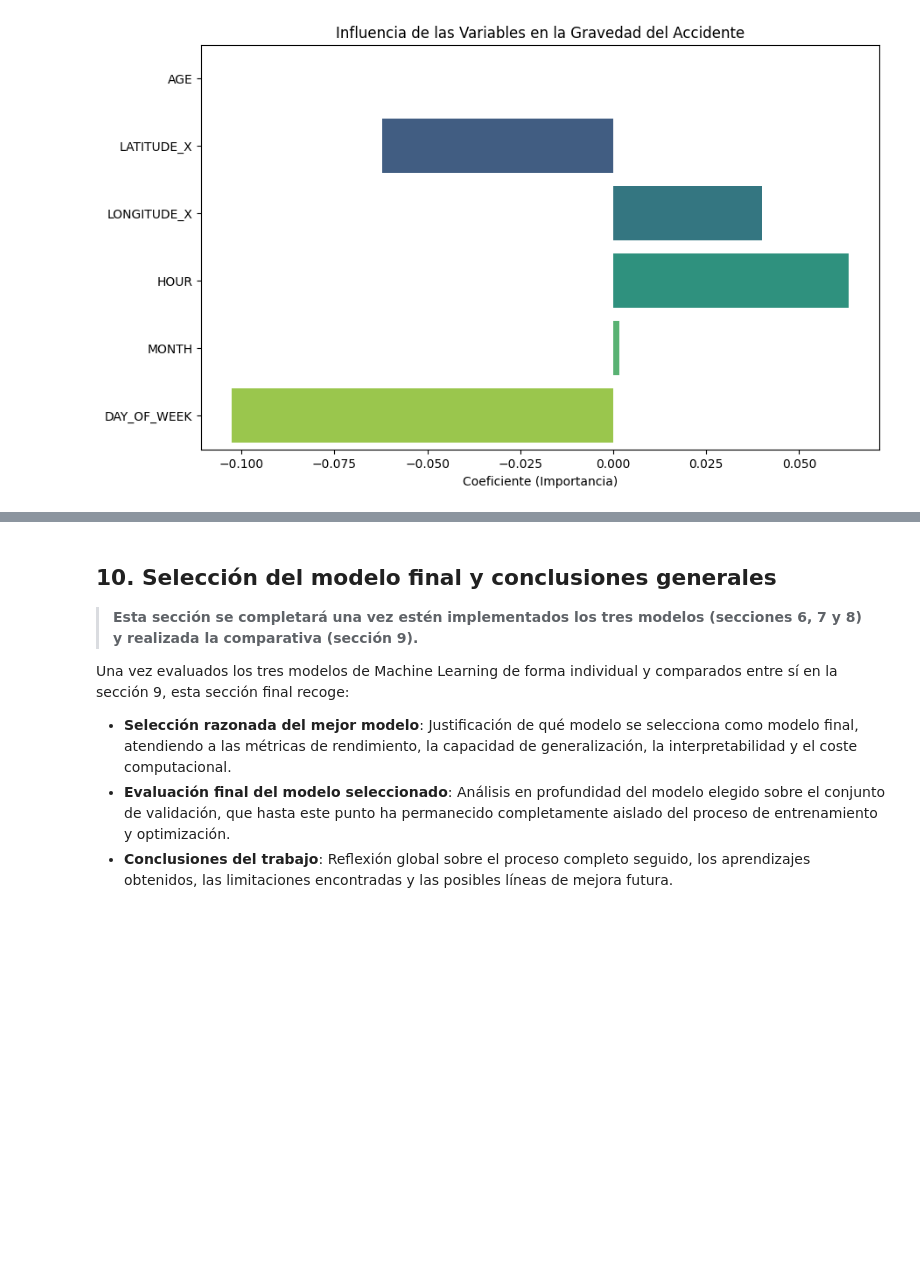
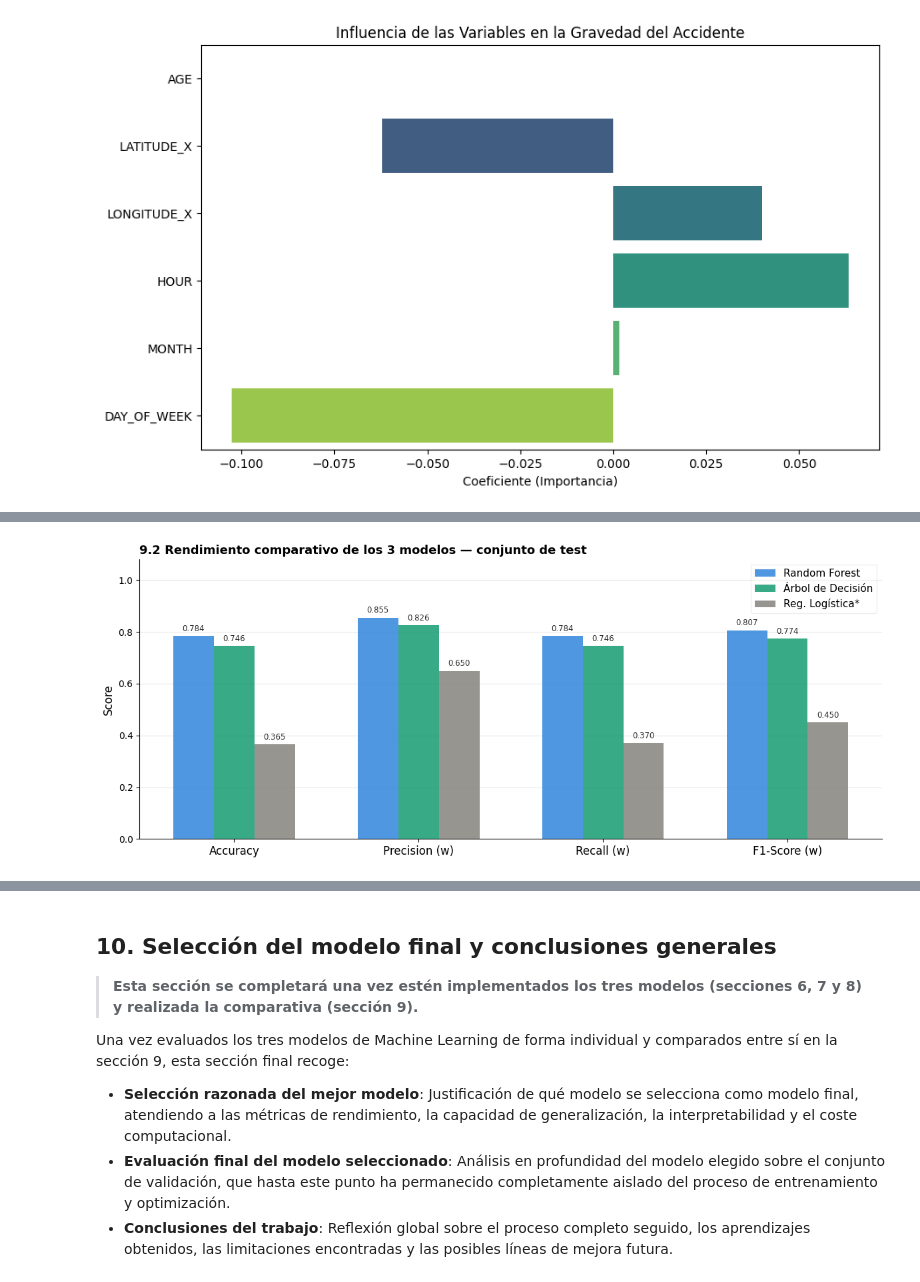
Before and after one commit to beirasmm/aprendizaxe_automatico, a Jupyter notebook: notebook.ipynb, the cells around one changed output, grey strips where cells are left out. Saved outputs shown, nothing was run; the diff lists cells and outputs as text; code cells hidden in the pictures; blank space fills up the shorter version.

```diff
--- a/notebook.ipynb
+++ b/notebook.ipynb
@@ -1781,0 +1863,34 @@ Los resultados de esta comparativa orientarán la **selección del modelo final*
+# %%
+# ── 9.2 Gráfica de barras comparativa ───────────────────────────────
+met_nombres = list(metricas_test.keys())
+n_met = len(met_nombres)
+n_mod = len(modelos)
+x = np.arange(n_met)
+width = 0.22
+offsets = [-width, 0, width]
+
+fig, ax = plt.subplots(figsize=(12, 5))
+
+for i, (mod, color, off) in enumerate(zip(modelos, colores, offsets)):
+    vals = [metricas_test[m][i] for m in met_nombres]
+    bars = ax.bar(x + off, vals, width, label=mod, color=color, alpha=0.88, zorder=3)
+    for bar, v in zip(bars, vals):
+        ax.text(bar.get_x() + bar.get_width()/2, bar.get_height() + 0.012,
+                f'{v:.3f}', ha='center', va='bottom', fontsize=8.5,
+                color='#2C2C2A', fontweight='500')
+
+ax.set_xticks(x)
+ax.set_xticklabels(met_nombres, fontsize=12)
+ax.set_ylabel('Score', fontsize=12)
+ax.set_ylim(0, 1.08)
+ax.set_title('9.2 Rendimiento comparativo de los 3 modelos — conjunto de test',
+             fontweight='bold', fontsize=13, loc='left')
+ax.legend(fontsize=11, framealpha=0.3)
+ax.grid(axis='y', alpha=0.3, zorder=0)
+ax.spines[['top', 'right']].set_visible(False)
+
+plt.tight_layout()
+plt.savefig('comparativa_barras.png', dpi=150, bbox_inches='tight')
+plt.show()
+# %% [output]
+[figure, added]
```
Also changed, not shown: parts of 8 cells of this notebook.
